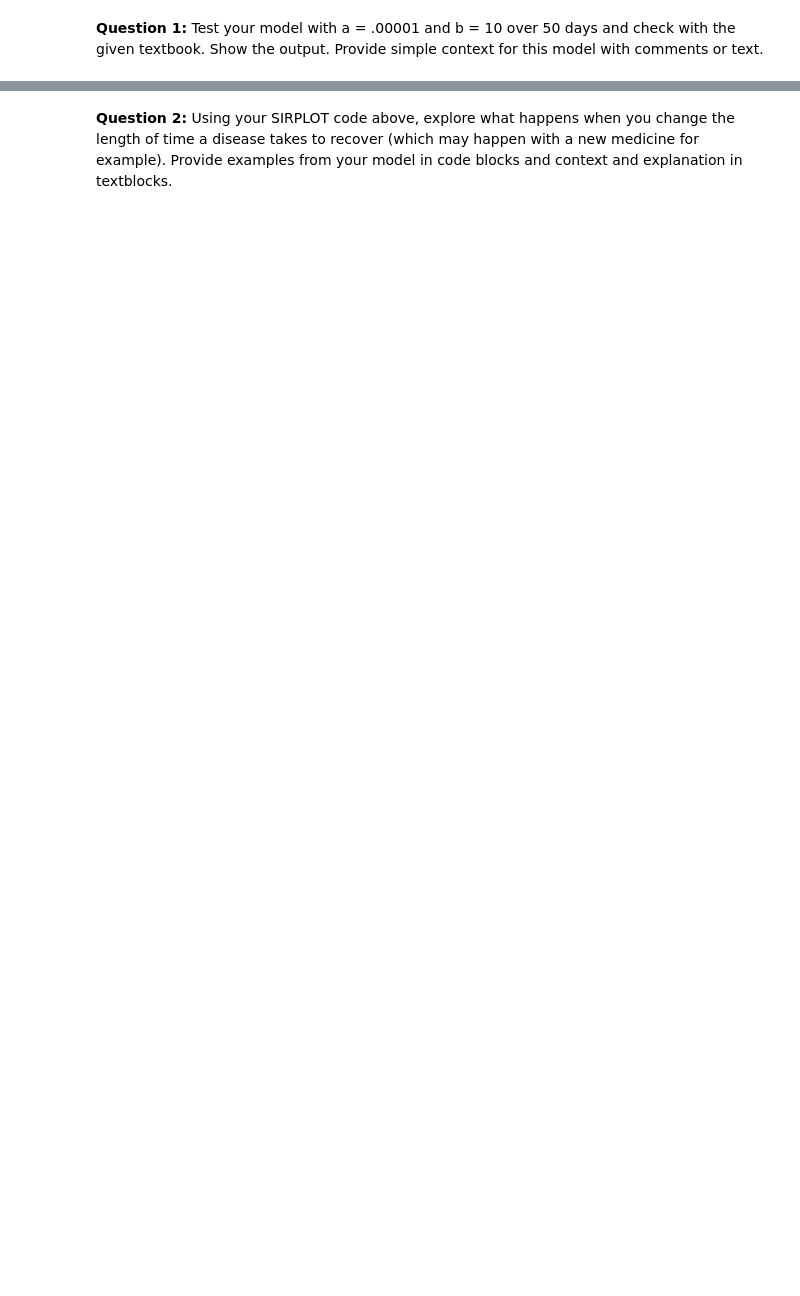
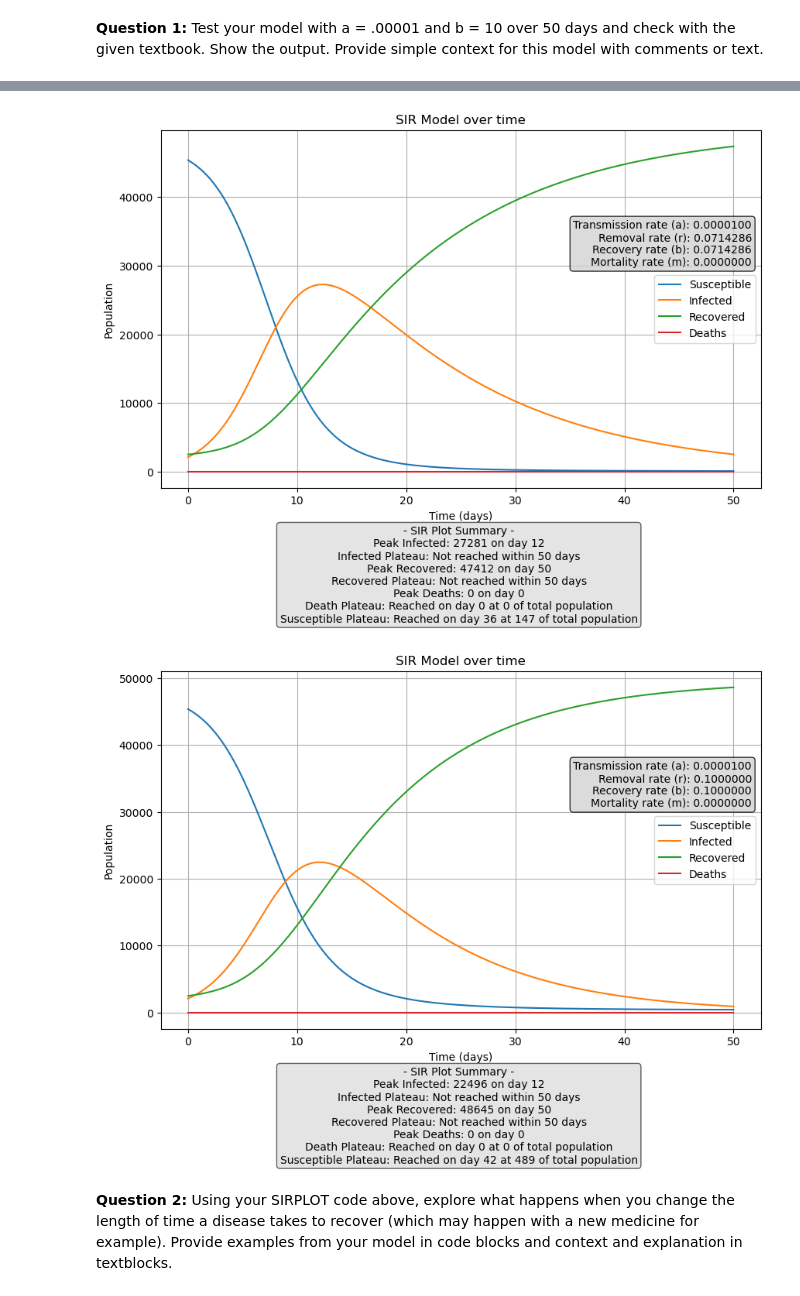
Before and after one commit to daniel-huyer/cu_csbp_2820, a Jupyter notebook: SIR/Project1-SIR.ipynb, the cells around one changed output, grey strips where cells are left out. Saved outputs shown, nothing was run; the diff lists cells and outputs as text; code cells hidden in the pictures; blank space fills up the shorter version.

```diff
--- a/SIR/Project1-SIR.ipynb
+++ b/SIR/Project1-SIR.ipynb
@@ -241,2 +208,17 @@ SIR(t_initial, t_final, step_scale, a, B, total_pop, mortality_risk, I_init, R_i
+# %%
+# original givens
+SIR_inputs = {"t_initial" : 0, "t_final" : 50, "step_scale" : 10, "a" : 0.00001, "B" : 14,
+                "total_pop" : 50000, "mortality_risk" : 0, "I_init" : 2100, "R_init" : 2500,
+                "D_init" : 0, "output_path" : "sir_output-1a.txt"}
+SIR(SIR_inputs)
+
+# with recovery coefficient changed to 10
+SIR_inputs = {"t_initial" : 0, "t_final" : 50, "step_scale" : 10, "a" : 0.00001, "B" : 10,
+                "total_pop" : 50000, "mortality_risk" : 0, "I_init" : 2100, "R_init" : 2500,
+                "D_init" : 0, "output_path" : "sir_output-1b.txt"}
+SIR(SIR_inputs)
+# %% [output]
+[figure, added]
+[figure, added]
 # %% [markdown]
 **Question 2:** Using your SIRPLOT code above, explore what happens when you change the length of time a disease takes to recover (which may happen with a new medicine for example). Provide examples from your model in code blocks and context and explanation in textblocks.
```
Also changed, not shown: parts of 17 cells of this notebook.
